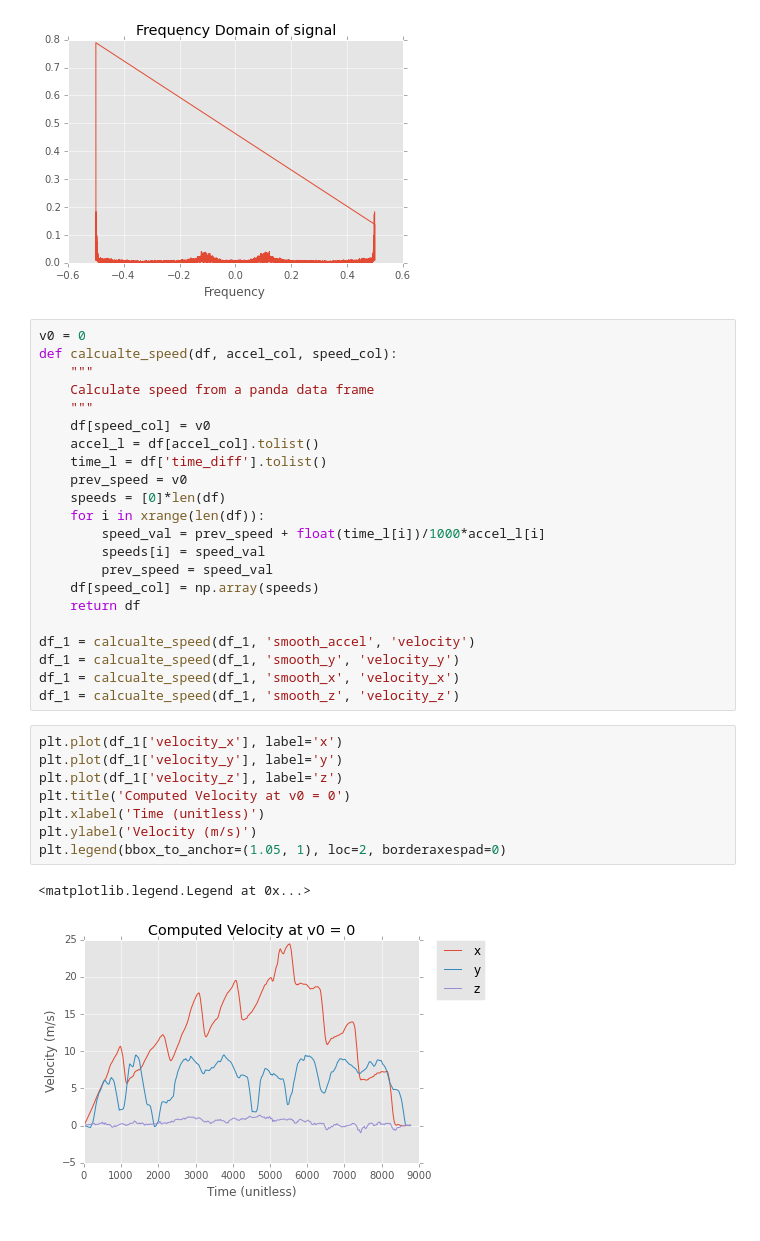
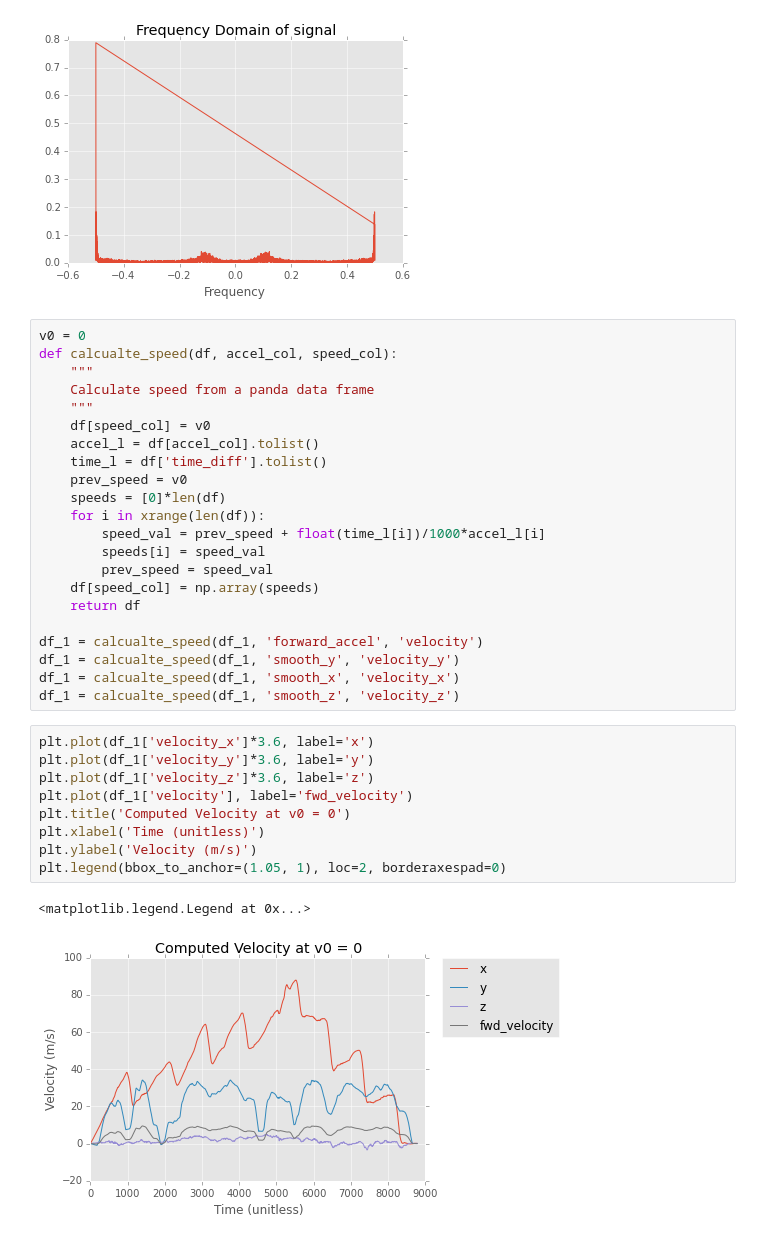
Before and after one commit to chrisngan24/fydp, a Jupyter notebook: experimental/accelerometer/algorithm_analysis.ipynb, the cells around one changed output. Drawn from its saved outputs; the diff is of its cells as text.

```diff
--- a/experimental/accelerometer/algorithm_analysis.ipynb
+++ b/experimental/accelerometer/algorithm_analysis.ipynb
@@ -102,19 +140,20 @@ def calcualte_speed(df, accel_col, speed_col):
     df[speed_col] = np.array(speeds)
     return df
 
-df_1 = calcualte_speed(df_1, 'smooth_accel', 'velocity')
+df_1 = calcualte_speed(df_1, 'forward_accel', 'velocity')
 df_1 = calcualte_speed(df_1, 'smooth_y', 'velocity_y')
 df_1 = calcualte_speed(df_1, 'smooth_x', 'velocity_x')
 df_1 = calcualte_speed(df_1, 'smooth_z', 'velocity_z')
 # %%
-plt.plot(df_1['velocity_x'], label='x')
-plt.plot(df_1['velocity_y'], label='y')
-plt.plot(df_1['velocity_z'], label='z')
+plt.plot(df_1['velocity_x']*3.6, label='x')
+plt.plot(df_1['velocity_y']*3.6, label='y')
+plt.plot(df_1['velocity_z']*3.6, label='z')
+plt.plot(df_1['velocity'], label='fwd_velocity')
 plt.title('Computed Velocity at v0 = 0')
 plt.xlabel('Time (unitless)')
 plt.ylabel('Velocity (m/s)')
 plt.legend(bbox_to_anchor=(1.05, 1), loc=2, borderaxespad=0)
 # %% [output]
 <matplotlib.legend.Legend at 0x...>
-[figure, old version]
+[figure, new version]
 # %%
```
Also changed, not shown: parts of 6 cells of this notebook, 21 other files.
